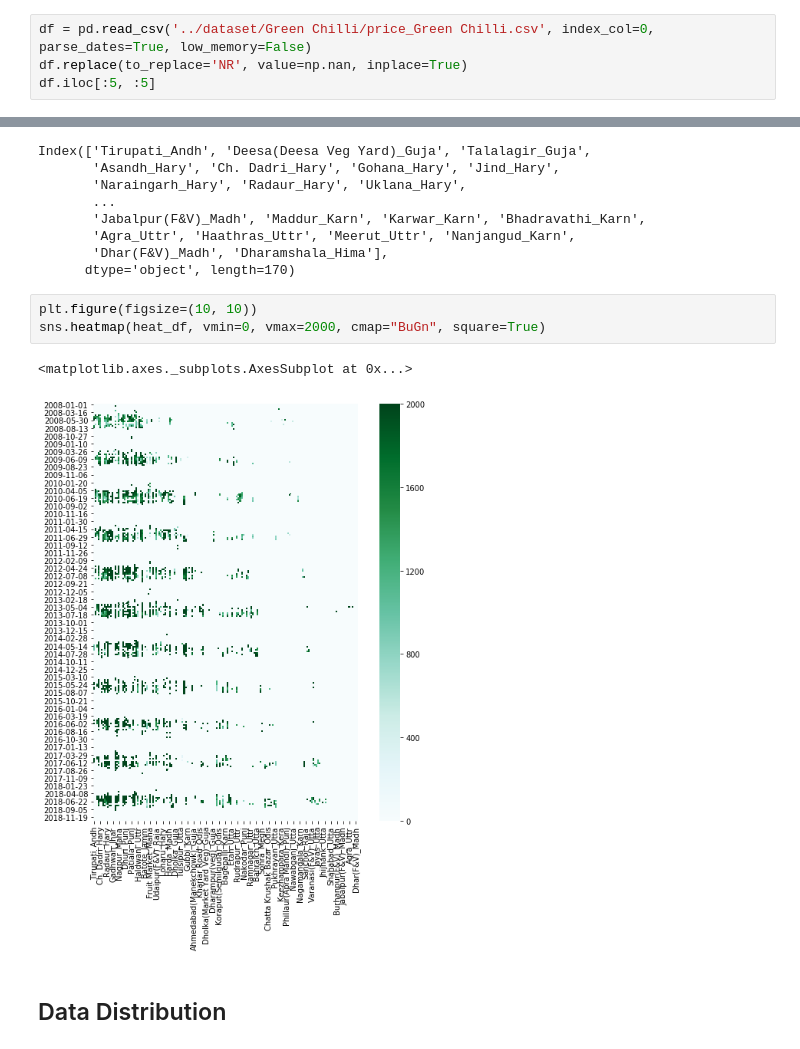
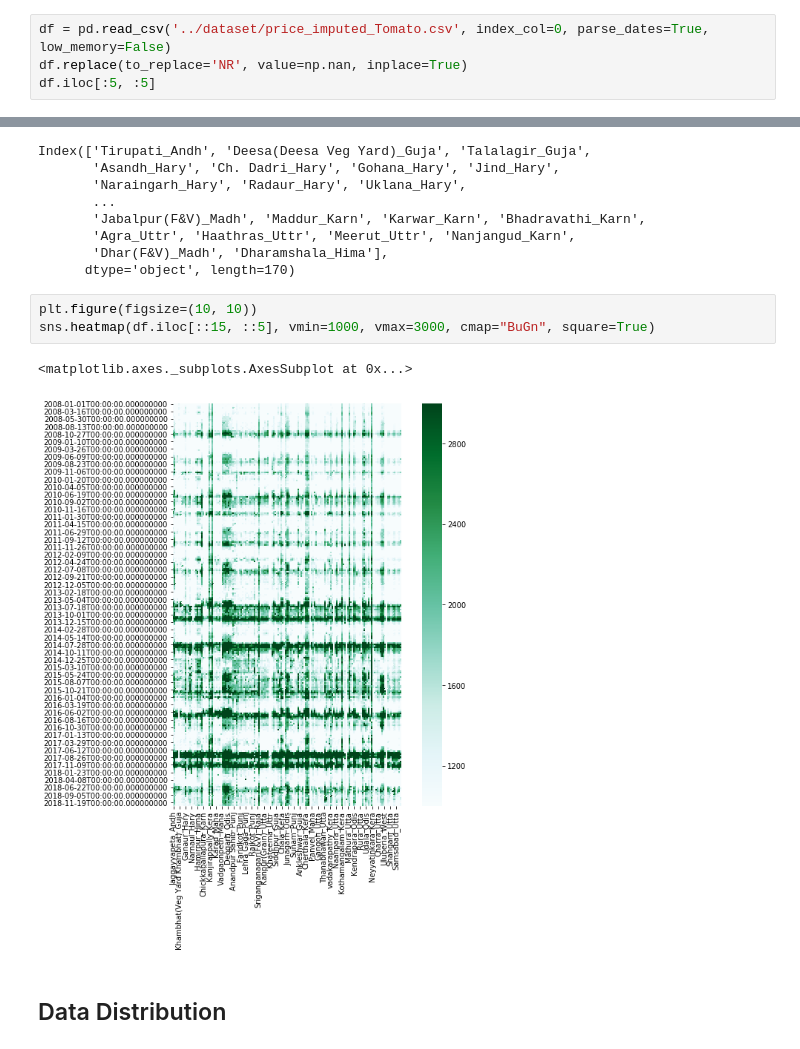
Before and after one commit to BirkhoffG/Farmer_ML, a Jupyter notebook: notebook/Data Analysis.ipynb, the cells around one changed output, grey strips where cells are left out. Saved outputs shown, nothing was run; the diff lists cells and outputs as text.

```diff
--- a/notebook/Data Analysis.ipynb
+++ b/notebook/Data Analysis.ipynb
@@ -13,7 +11,7 @@ ModuleNotFoundError: No module named 'seaborn'
 # %% [markdown]
 ## Import .csv file
 # %%
-df = pd.read_csv('../dataset/Green Chilli/price_Green Chilli.csv', index_col=0, parse_dates=True, low_memory=False)
+df = pd.read_csv('../dataset/price_imputed_Tomato.csv', index_col=0, parse_dates=True, low_memory=False)
 df.replace(to_replace='NR', value=np.nan, inplace=True)
 df.iloc[:5, :5]
 # %% [output]
@@ -47,10 +50,10 @@ Index(['Tirupati_Andh', 'Deesa(Deesa Veg Yard)_Guja', 'Talalagir_Guja',
       dtype='object', length=170)
 # %%
 plt.figure(figsize=(10, 10))
-sns.heatmap(heat_df, vmin=0, vmax=2000, cmap="BuGn", square=True)
+sns.heatmap(df.iloc[::15, ::5], vmin=1000, vmax=3000, cmap="BuGn", square=True)
 # %% [output]
 <matplotlib.axes._subplots.AxesSubplot at 0x...>
-[figure, old version]
+[figure, new version]
 # %% [markdown]
 ## Data Distribution
 # %%
```
Also changed, not shown: parts of 2 cells of this notebook, 5 other files.
